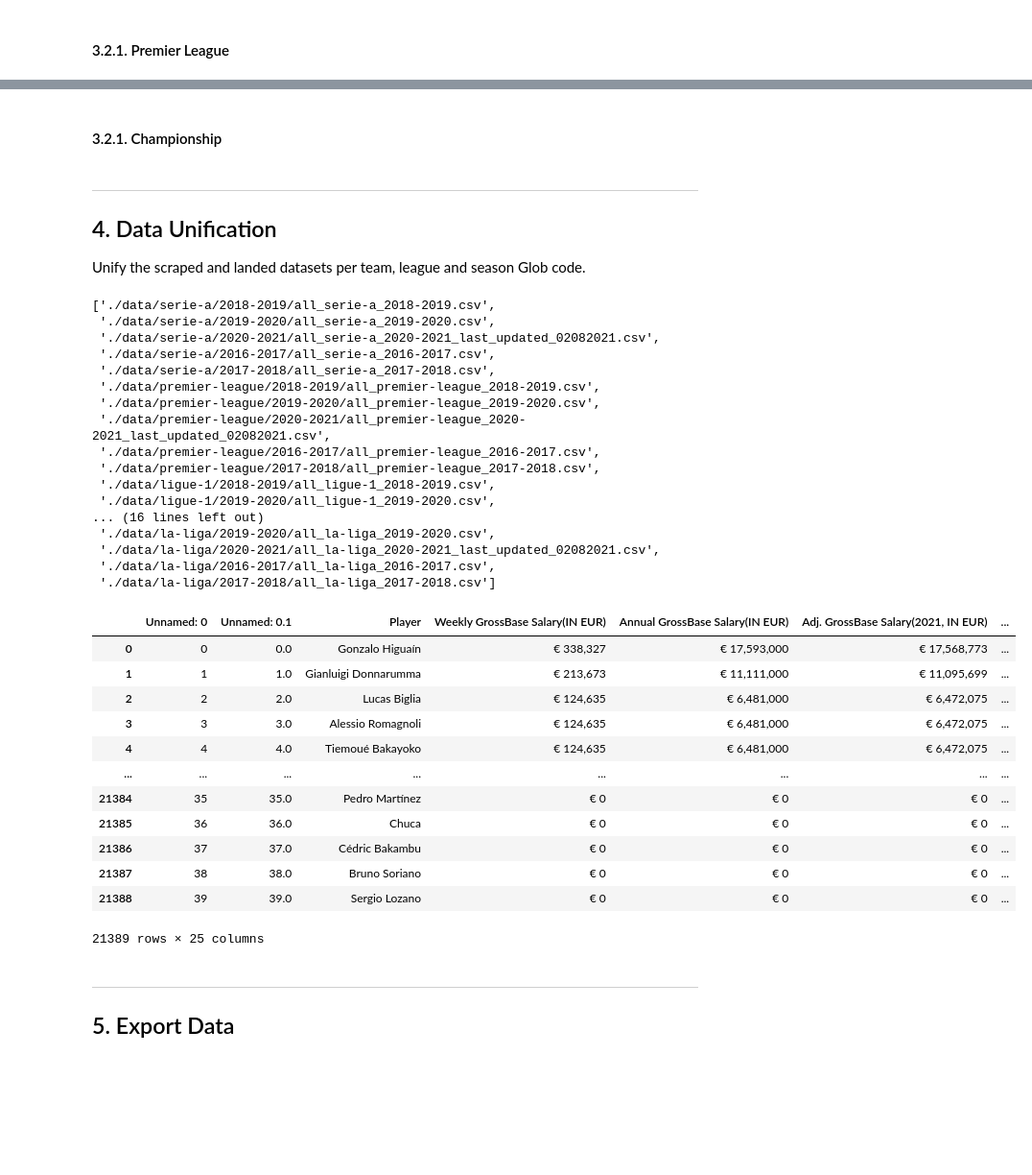
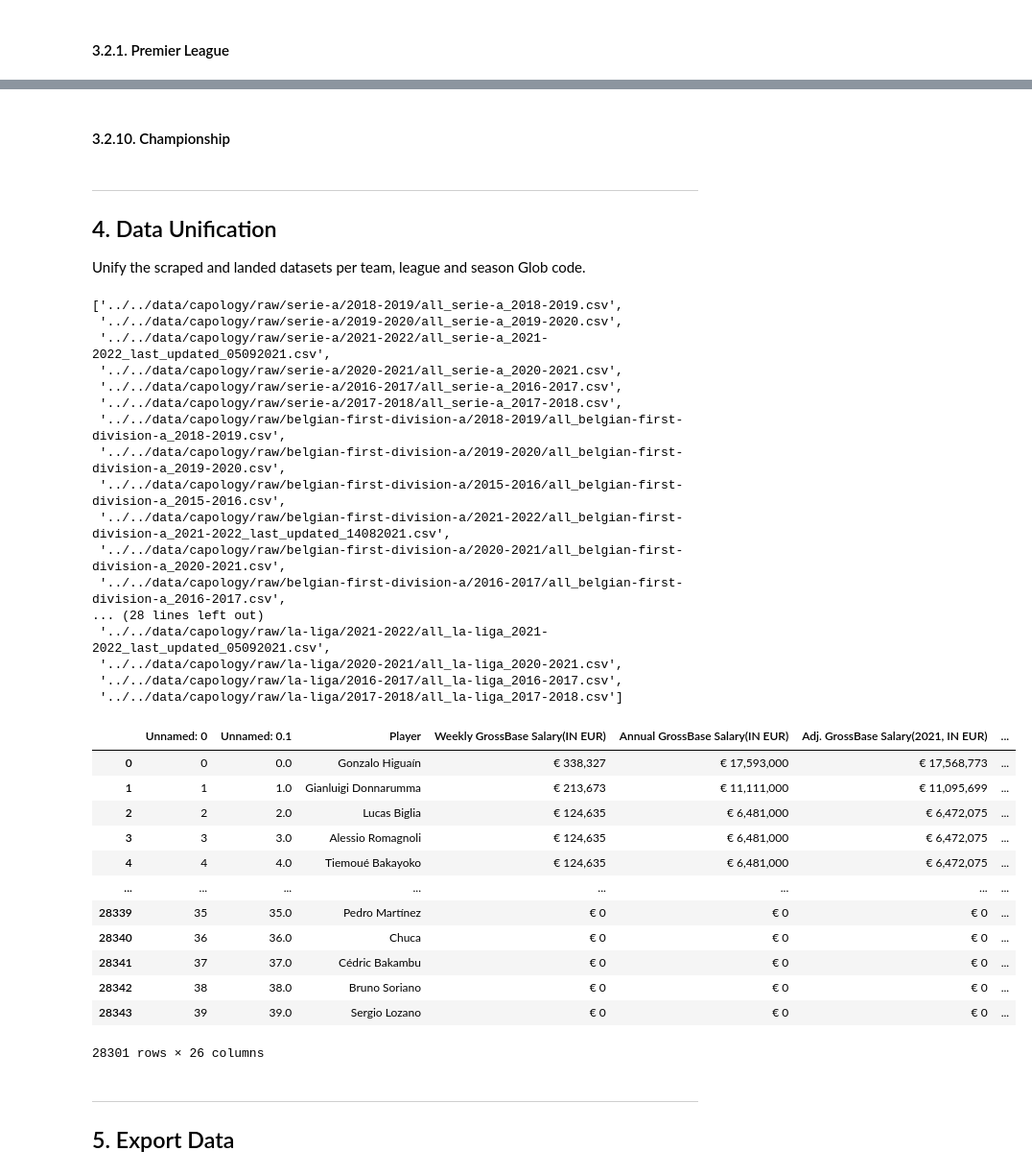
Before and after one commit to eddwebster/football_analytics, a Jupyter notebook: notebooks/1_data_scraping/Capology Player Salary Web Scraping.ipynb, the cells around one changed output, grey strips where cells are left out. Shown at 96% size. Cells and saved outputs as stored; diff of their text form; code cells hidden in the pictures; blank space fills up the shorter version.

```diff
--- a/notebooks/1_data_scraping/Capology Player Salary Web Scraping.ipynb
+++ b/notebooks/1_data_scraping/Capology Player Salary Web Scraping.ipynb
@@ -434,7 +612,7 @@ lst_seasons = ['2016-2017', '2017-2018', '2018-2019', '2019-2020', '2020-2021']
 ### Defined Filepaths
 # %%
 # Set up initial paths to subfolders
-base_dir = os.path.join('..', '..', )
+base_dir = os.path.join('..', '..')
 data_dir = os.path.join(base_dir, 'data')
 data_dir_capology = os.path.join(base_dir, 'data', 'capology')
 img_dir = os.path.join(base_dir, 'img')
@@ -851,5 +1412,5 @@ df_players_all.head()
 # %% [markdown]
-#### <a id='#section3.2.1'>3.2.1. Championship
+#### <a id='#section3.2.10'>3.2.10. Championship
 # %%
 # TO ADD CODE HERE
 # %% [markdown]
@@ -861,26 +1422,26 @@ df_players_all.head()
 Unify the scraped and landed datasets per team, league and season Glob code.
 # %%
 # Show files in directory
-all_files = glob.glob(os.path.join('./data/*/*/all_*.csv'))
+all_files = glob.glob(os.path.join(data_dir_capology + '/raw/*/*/all_*.csv'))
 all_files
 # %% [output]
-['./data/serie-a/2018-2019/all_serie-a_2018-2019.csv',
- './data/serie-a/2019-2020/all_serie-a_2019-2020.csv',
- './data/serie-a/2020-2021/all_serie-a_2020-2021_last_updated_02082021.csv',
- './data/serie-a/2016-2017/all_serie-a_2016-2017.csv',
- './data/serie-a/2017-2018/all_serie-a_2017-2018.csv',
- './data/premier-league/2018-2019/all_premier-league_2018-2019.csv',
- './data/premier-league/2019-2020/all_premier-league_2019-2020.csv',
- './data/premier-league/2020-2021/all_premier-league_2020-2021_last_updated_02082021.csv',
- './data/premier-league/2016-2017/all_premier-league_2016-2017.csv',
- './data/premier-league/2017-2018/all_premier-league_2017-2018.csv',
- './data/ligue-1/2018-2019/all_ligue-1_2018-2019.csv',
- './data/ligue-1/2019-2020/all_ligue-1_2019-2020.csv',
-... (16 lines left out)
- './data/la-liga/2019-2020/all_la-liga_2019-2020.csv',
- './data/la-liga/2020-2021/all_la-liga_2020-2021_last_updated_02082021.csv',
- './data/la-liga/2016-2017/all_la-liga_2016-2017.csv',
- './data/la-liga/2017-2018/all_la-liga_2017-2018.csv']
+['../../data/capology/raw/serie-a/2018-2019/all_serie-a_2018-2019.csv',
+ '../../data/capology/raw/serie-a/2019-2020/all_serie-a_2019-2020.csv',
+ '../../data/capology/raw/serie-a/2021-2022/all_serie-a_2021-2022_last_updated_05092021.csv',
+ '../../data/capology/raw/serie-a/2020-2021/all_serie-a_2020-2021.csv',
+ '../../data/capology/raw/serie-a/2016-2017/all_serie-a_2016-2017.csv',
+ '../../data/capology/raw/serie-a/2017-2018/all_serie-a_2017-2018.csv',
+ '../../data/capology/raw/belgian-first-division-a/2018-2019/all_belgian-first-division-a_2018-2019.csv',
+ '../../data/capology/raw/belgian-first-division-a/2019-2020/all_belgian-first-division-a_2019-2020.csv',
+ '../../data/capology/raw/belgian-first-division-a/2015-2016/all_belgian-first-division-a_2015-2016.csv',
+ '../../data/capology/raw/belgian-first-division-a/2021-2022/all_belgian-first-division-a_2021-2022_last_updated_14082021.csv',
+ '../../data/capology/raw/belgian-first-division-a/2020-2021/all_belgian-first-division-a_2020-2021.csv',
+ '../../data/capology/raw/belgian-first-division-a/2016-2017/all_belgian-first-division-a_2016-2017.csv',
+... (28 lines left out)
+ '../../data/capology/raw/la-liga/2021-2022/all_la-liga_2021-2022_last_updated_05092021.csv',
+ '../../data/capology/raw/la-liga/2020-2021/all_la-liga_2020-2021.csv',
+ '../../data/capology/raw/la-liga/2016-2017/all_la-liga_2016-2017.csv',
+ '../../data/capology/raw/la-liga/2017-2018/all_la-liga_2017-2018.csv']
 # %%
 lst_all_teams = []    # pd.concat takes a list of DataFrames as an argument
 
@@ -890,24 +1451,31 @@ for filename in all_files:
 
 df_players_all = pd.concat(lst_all_teams, axis=0, ignore_index=True)
 # %%
-## Engineer unified data
+# Engineer unified data
+
+##
 df_players_all['Team'] = df_players_all['Team'].str.replace('-', ' ').str.title().str.replace('Fc', 'FC')
 df_players_all['League'] = df_players_all['League'].str.replace('-', ' ').str.title()
+
+
+## Drop duplicates
+df_players_all = df_players_all.drop_duplicates()
+
 df_players_all
 # %% [output]
 |  | Unnamed: 0 | Unnamed: 0.1 | Player | Weekly GrossBase Salary(IN EUR) | Annual GrossBase Salary(IN EUR) | Adj. GrossBase Salary(2021, IN EUR) | ... |
 | 0 | 0 | 0.0 | Gonzalo Higuaín | € 338,327 | € 17,593,000 | € 17,568,773 | ... |
 | 1 | 1 | 1.0 | Gianluigi Donnarumma | € 213,673 | € 11,111,000 | € 11,095,699 | ... |
 | 2 | 2 | 2.0 | Lucas Biglia | € 124,635 | € 6,481,000 | € 6,472,075 | ... |
 | 3 | 3 | 3.0 | Alessio Romagnoli | € 124,635 | € 6,481,000 | € 6,472,075 | ... |
 | 4 | 4 | 4.0 | Tiemoué Bakayoko | € 124,635 | € 6,481,000 | € 6,472,075 | ... |
 | ... | ... | ... | ... | ... | ... | ... | ... |
-| 21384 | 35 | 35.0 | Pedro Martínez | € 0 | € 0 | € 0 | ... |
-| 21385 | 36 | 36.0 | Chuca | € 0 | € 0 | € 0 | ... |
-| 21386 | 37 | 37.0 | Cédric Bakambu | € 0 | € 0 | € 0 | ... |
-| 21387 | 38 | 38.0 | Bruno Soriano | € 0 | € 0 | € 0 | ... |
-| 21388 | 39 | 39.0 | Sergio Lozano | € 0 | € 0 | € 0 | ... |
+| 28339 | 35 | 35.0 | Pedro Martínez | € 0 | € 0 | € 0 | ... |
+| 28340 | 36 | 36.0 | Chuca | € 0 | € 0 | € 0 | ... |
+| 28341 | 37 | 37.0 | Cédric Bakambu | € 0 | € 0 | € 0 | ... |
+| 28342 | 38 | 38.0 | Bruno Soriano | € 0 | € 0 | € 0 | ... |
+| 28343 | 39 | 39.0 | Sergio Lozano | € 0 | € 0 | € 0 | ... |
-21389 rows × 25 columns
+28301 rows × 26 columns
 # %% [markdown]
 ---
 
```
Also changed, not shown: parts of 45 cells of this notebook, 2 other files.
